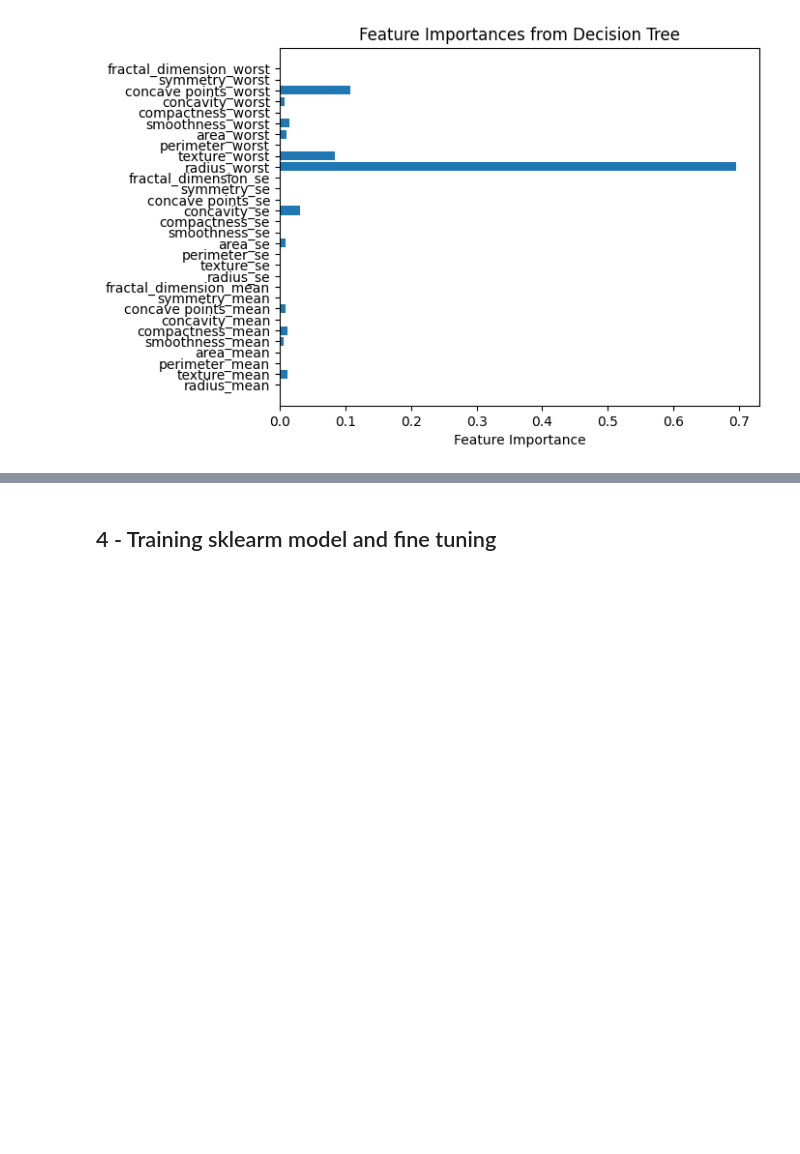
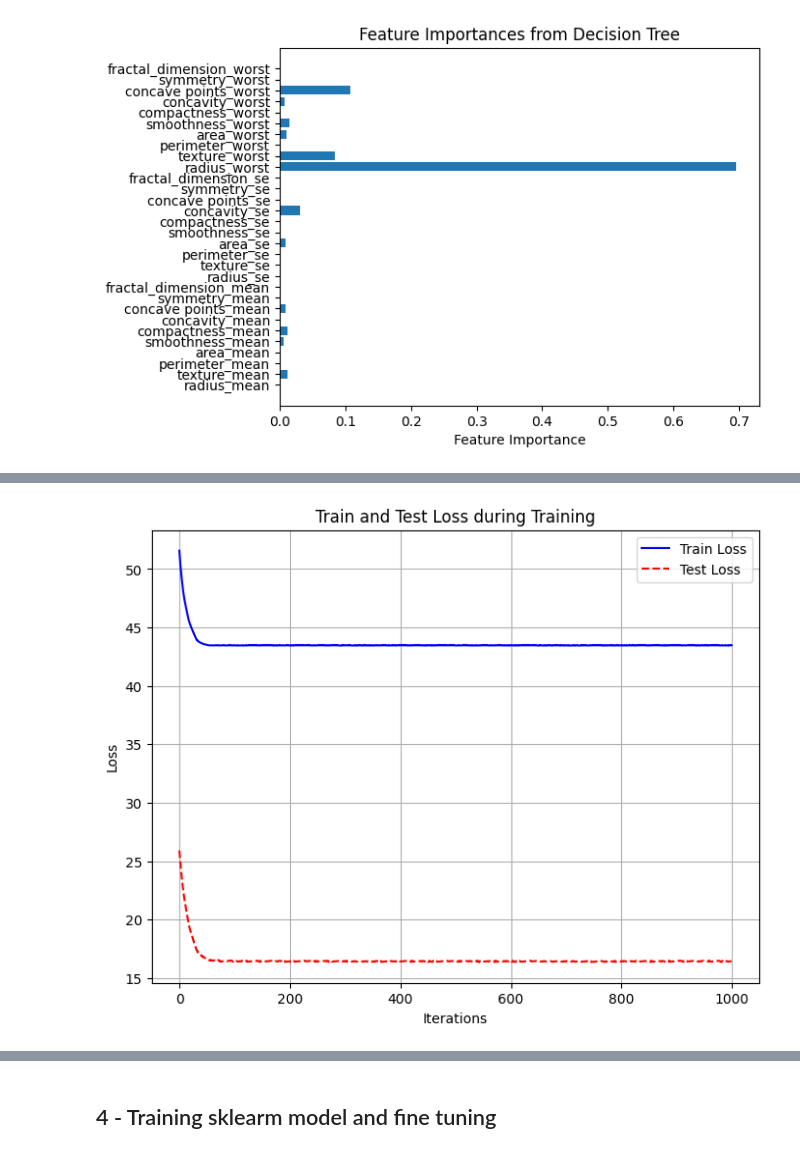
Before and after one commit to SergeyAkh/SVM, a Jupyter notebook: SVM.ipynb, the cells around one changed output, grey strips where cells are left out. Cells and saved outputs as stored; diff of their text form; code cells hidden in the pictures; blank space fills up the shorter version.

```diff
--- a/SVM.ipynb
+++ b/SVM.ipynb
@@ -312,4 +324,25 @@ def plot_roc_auc_curve(y_true, y_prob):
     plt.title('Receiver Operating Characteristic (ROC) Curve')
     plt.legend(loc='lower right')
     plt.show()
+# %%
+def plot_train_test_loss(train_loss, test_loss, data_type, title):
+    """
+    Plots the train and test loss over the course of training.
+
+    Parameters:
+    - train_loss: List of training losses over each iteration
+    - test_loss: List of test losses over specific intervals
+    - data type - accurasy or loss
+    - title of chart
+    """
+    plt.figure(figsize=(8, 6))
+
+    plt.plot(range(len(train_loss)), train_loss, label='Train '+ data_type, color='blue')
+    plt.plot(range(len(train_loss)), test_loss, label='Test ' + data_type, color='red', linestyle='--')
+    plt.xlabel('Iterations')
+    plt.ylabel('Loss')
+    plt.title(title)
+    plt.legend()
+    plt.grid(True)
+    plt.show()
 # %%
@@ -331,0 +365,6 @@ svm.fit(X_scaled_tr, np.squeeze(y_train.reset_index(drop=True)))
+# %%
+train_accuracy, test_accuracy, train_loss, test_loss = svm.get_history()
+# %%
+plot_train_test_loss(train_loss, test_loss, "Loss", 'Train and Test Loss during Training')
+# %% [output]
+[figure, added]
```
Also changed, not shown: parts of 34 cells of this notebook, 1 other file.
